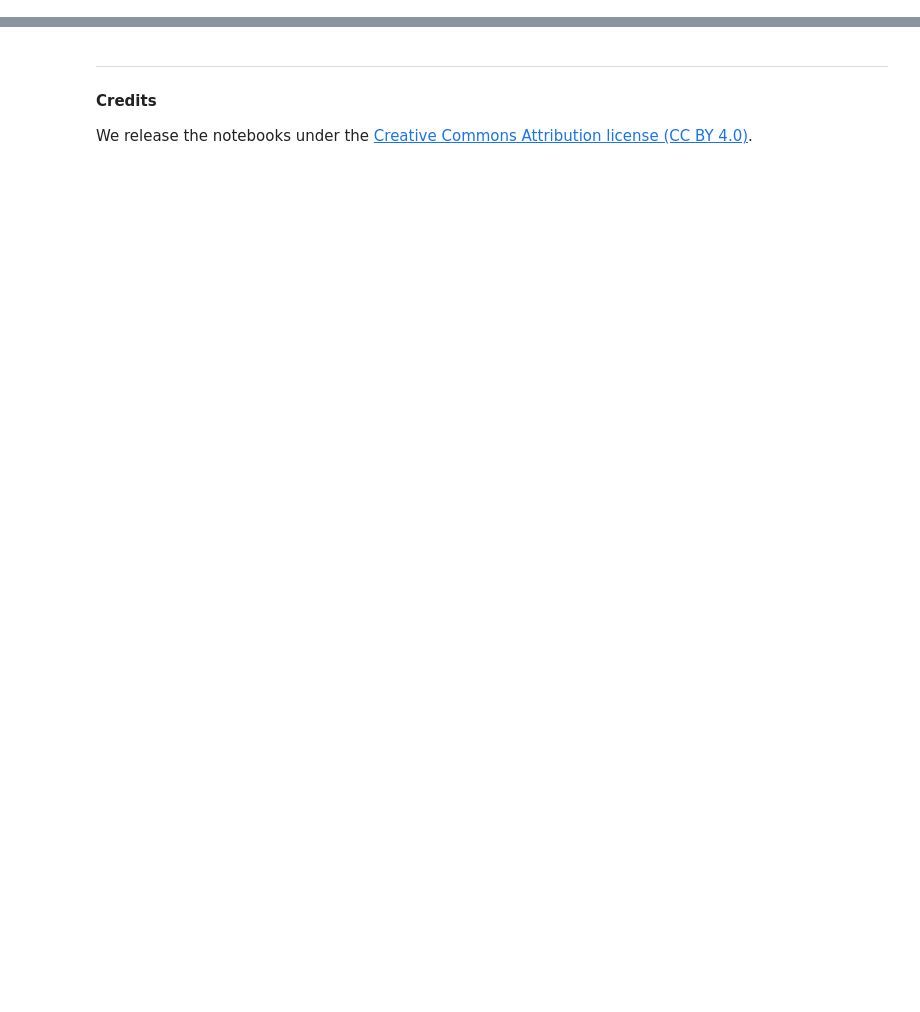
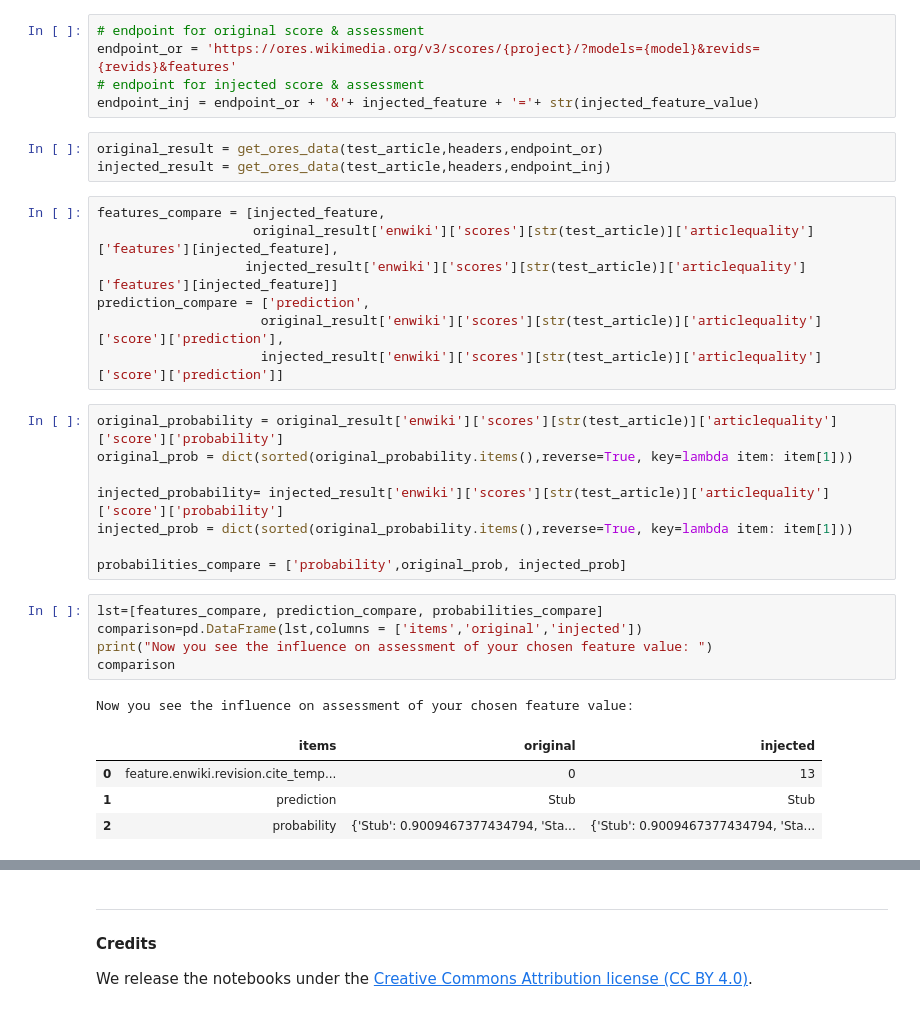
Before and after one commit to FUB-HCC/hcds-winter-2020, a Jupyter notebook: assignments/A4_Transparency/xiyu/A4_Transparency.ipynb, the cells around one changed output, grey strips where cells are left out. Cells and saved outputs as stored; diff of their text form; blank space fills up the shorter version.

```diff
--- a/assignments/A4_Transparency/xiyu/A4_Transparency.ipynb
+++ b/assignments/A4_Transparency/xiyu/A4_Transparency.ipynb
@@ -282,0 +245,34 @@ def get_ores_data(rev_id, headers):
+# %%
+# endpoint for original score & assessment
+endpoint_or = 'https://ores.wikimedia.org/v3/scores/{project}/?models={model}&revids={revids}&features'
+# endpoint for injected score & assessment
+endpoint_inj = endpoint_or + '&'+ injected_feature + '='+ str(injected_feature_value)
+# %%
+original_result = get_ores_data(test_article,headers,endpoint_or)
+injected_result = get_ores_data(test_article,headers,endpoint_inj)
+# %%
+features_compare = [injected_feature,
+                    original_result['enwiki']['scores'][str(test_article)]['articlequality']['features'][injected_feature],
+                   injected_result['enwiki']['scores'][str(test_article)]['articlequality']['features'][injected_feature]]
+prediction_compare = ['prediction',
+                     original_result['enwiki']['scores'][str(test_article)]['articlequality']['score']['prediction'],
+                     injected_result['enwiki']['scores'][str(test_article)]['articlequality']['score']['prediction']]
+# %%
+original_probability = original_result['enwiki']['scores'][str(test_article)]['articlequality']['score']['probability']
+original_prob = dict(sorted(original_probability.items(),reverse=True, key=lambda item: item[1]))
+
+injected_probability= injected_result['enwiki']['scores'][str(test_article)]['articlequality']['score']['probability']
+injected_prob = dict(sorted(original_probability.items(),reverse=True, key=lambda item: item[1]))
+
+probabilities_compare = ['probability',original_prob, injected_prob]
+# %%
+lst=[features_compare, prediction_compare, probabilities_compare]
+comparison=pd.DataFrame(lst,columns = ['items','original','injected'])
+print("Now you see the influence on assessment of your chosen feature value: ")
+comparison
+# %% [output]
+Now you see the influence on assessment of your chosen feature value:
+|  | items | original | injected |
+| 0 | feature.enwiki.revision.cite_temp... | 0 | 13 |
+| 1 | prediction | Stub | Stub |
+| 2 | probability | {'Stub': 0.9009467377434794, 'Sta... | {'Stub': 0.9009467377434794, 'Sta... |
```
Also changed, not shown: parts of 68 cells of this notebook.
